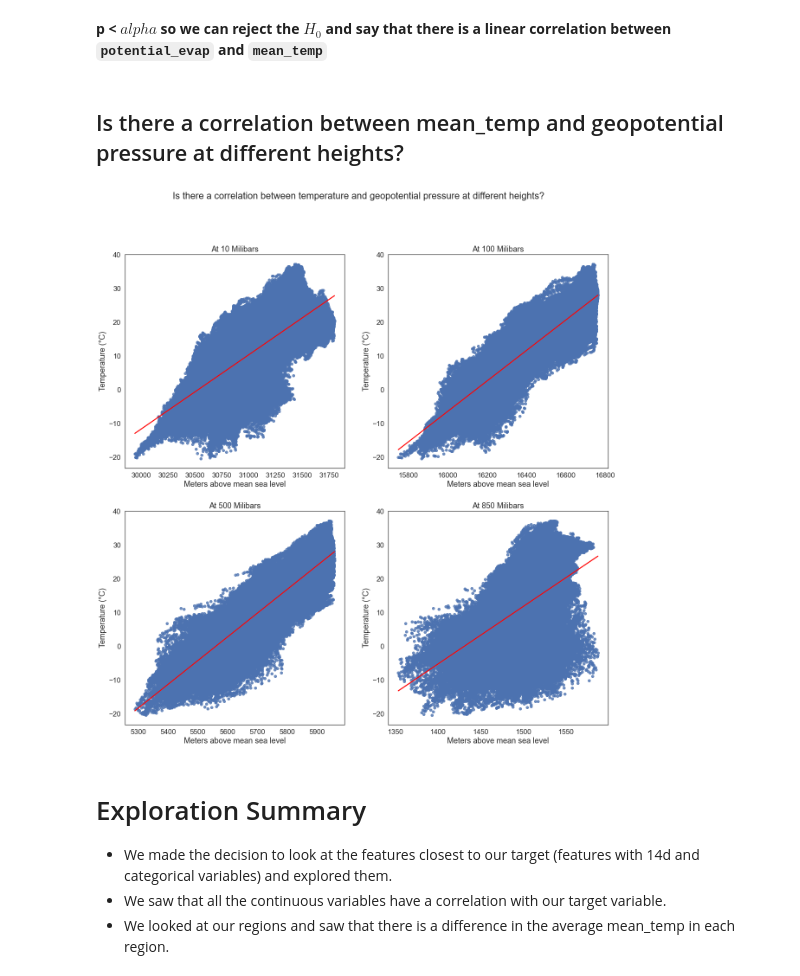
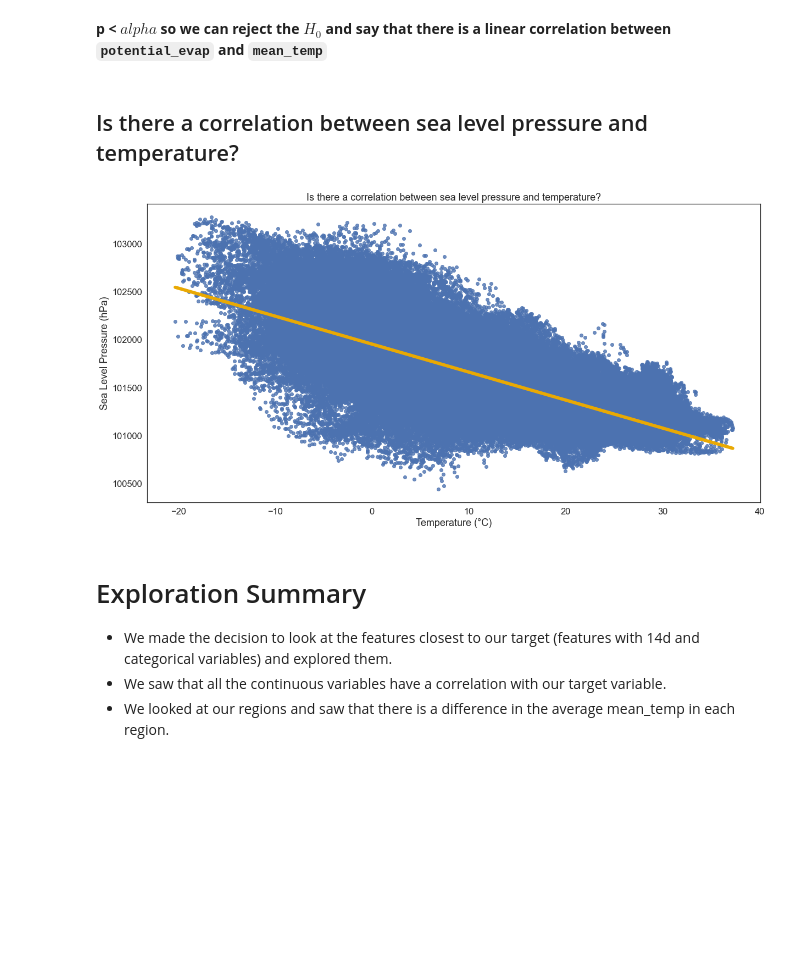
Before and after one commit to Mirzakhani-Capstone/mirzakhani_shared, a Jupyter notebook: report_first_draft.ipynb, the cells around one changed output. Drawn from its saved outputs; the diff is of its cells as text; code cells hidden in the pictures; blank space fills up the shorter version.

Commit message:
Add sea level pressure viz function

````diff
--- a/report_first_draft.ipynb
+++ b/report_first_draft.ipynb
@@ -169,11 +169,11 @@ p-value: 0.0
 # %% [markdown]
 **p < $alpha$ so we can reject the $H_0$ and say that there is a linear correlation between ```potential_evap``` and ```mean_temp```**
 # %% [markdown]
-## Is there a correlation between mean_temp and geopotential pressure at different heights?
+## Is there a correlation between sea level pressure and temperature?
 # %%
-e.geopotential_viz(train)
+e.sea_level_pressure_viz(train)
 # %% [output]
-[figure, old version]
+[figure, new version]
 # %% [markdown]
 # Exploration Summary
 
````
Also changed, not shown: parts of 2 cells of this notebook, 1 other file.
